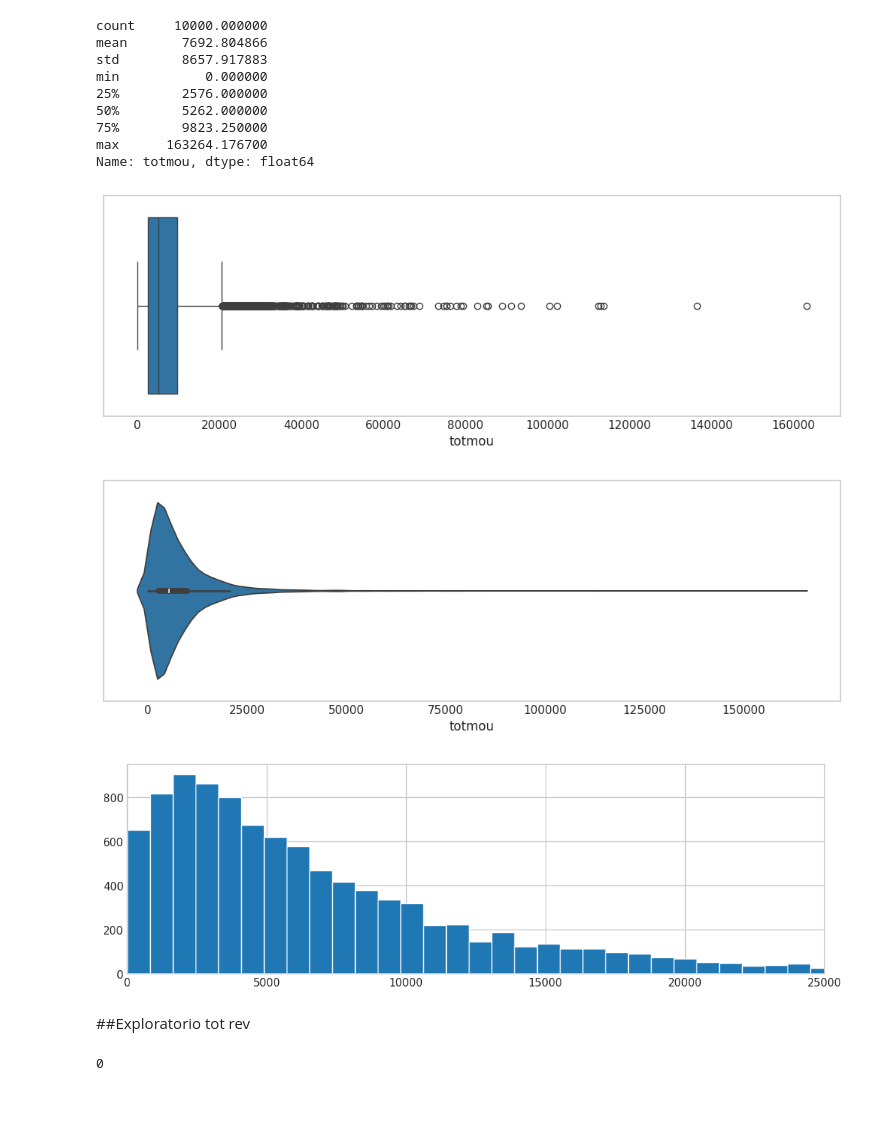
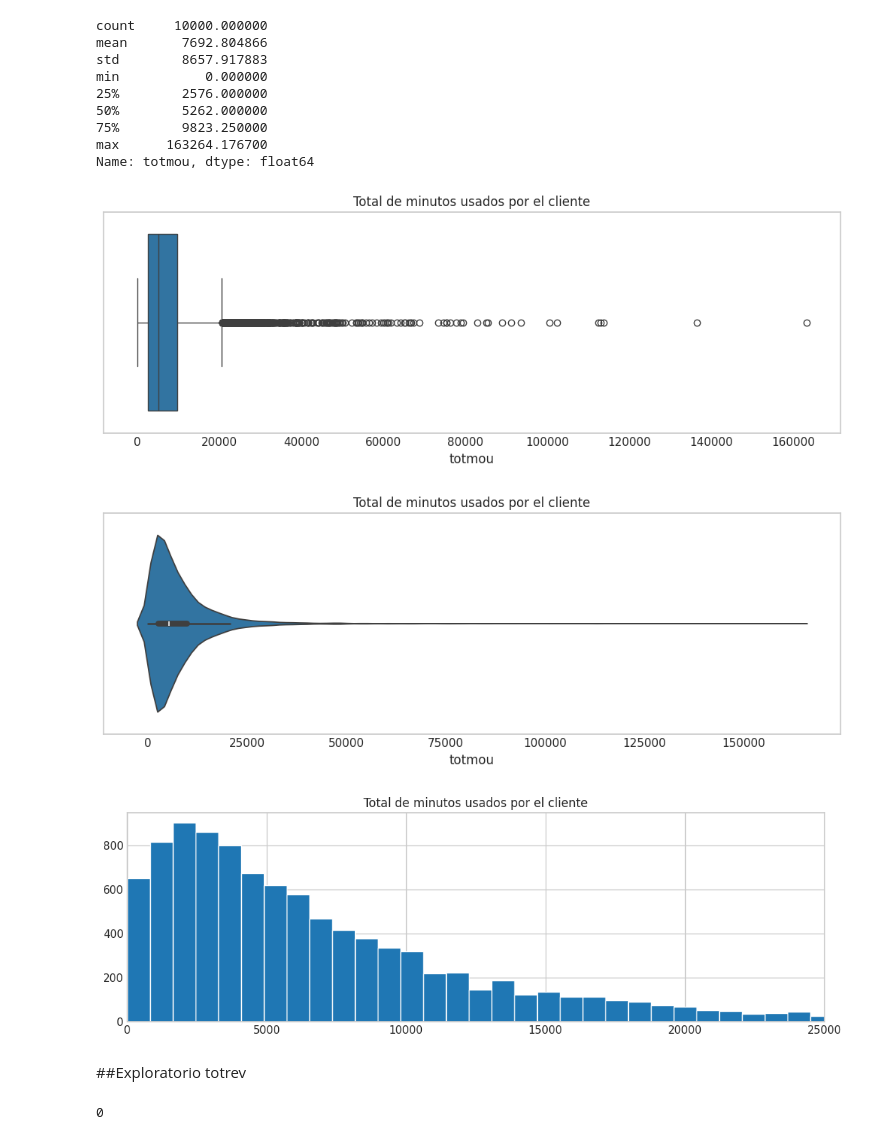
Before and after one commit to mgomez270/MLGuia1, a Jupyter notebook: Relación_Minutos.ipynb, the cells around one changed output. Cells and saved outputs as stored; diff of their text form; code cells hidden in the pictures; blank space fills up the shorter version.

```diff
--- a/Relación_Minutos.ipynb
+++ b/Relación_Minutos.ipynb
@@ -52,25 +52,28 @@ Name: totmou, dtype: float64
 # %%
 plt.figure(figsize=(10,3))
 sns.boxplot(df['totmou'],orient='h')
+plt.title('Total de minutos usados por el cliente')
 plt.show()
 # %% [output]
-[figure, old version]
+[figure, new version]
 # %%
 plt.figure(figsize=(10,3))
 sns.violinplot(df['totmou'],orient='h')
+plt.title('Total de minutos usados por el cliente')
 plt.show()
 # %% [output]
-[figure, old version]
+[figure, new version]
 # %%
 df['totmou'].hist(bins=200,figsize=(10,3))
 plt.xlim(0, 25000)
+plt.title('Total de minutos usados por el cliente')
 plt.show()
 # %% [output]
-[figure, old version]
+[figure, new version]
 # %%
 #Exploratorioto
 # %% [markdown]
-##Exploratorio tot rev
+##Exploratorio totrev
 # %%
 #Contamos valores nulos
 df['totrev'].isnull().sum()
```
Also changed, not shown: parts of 8 cells of this notebook.
